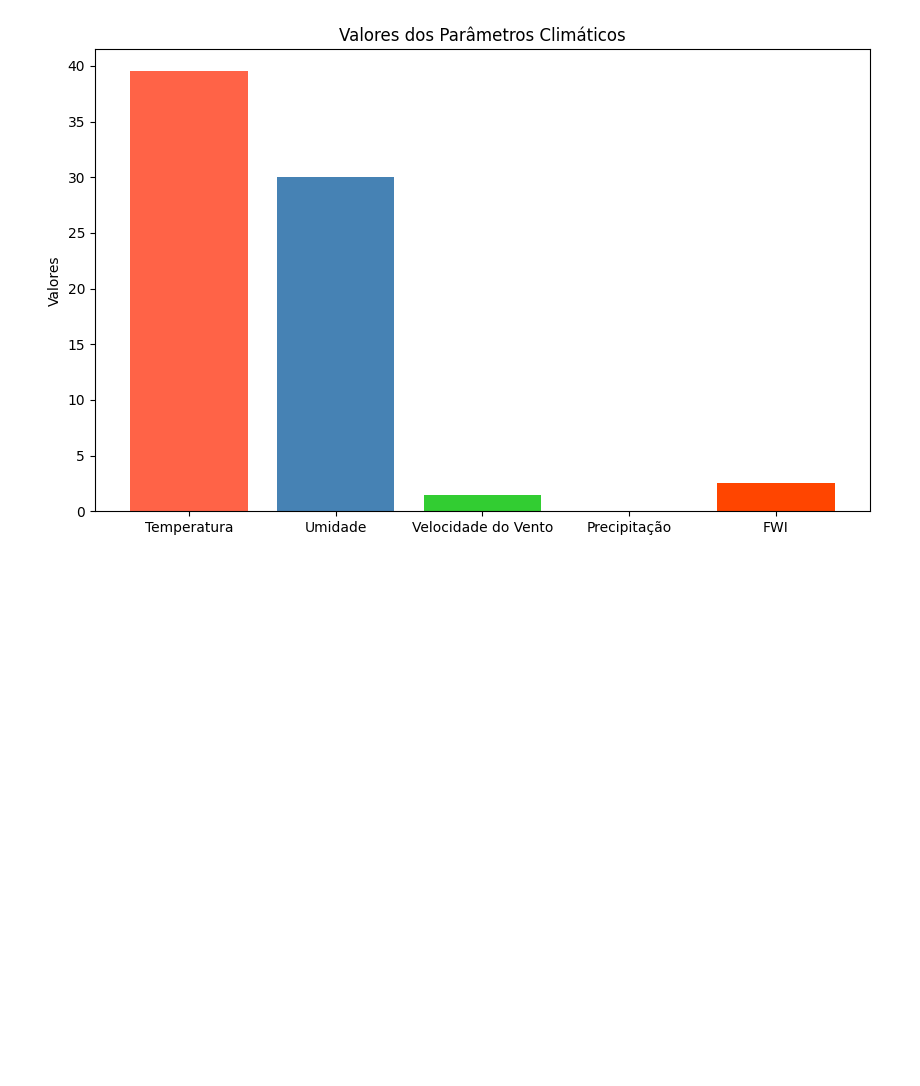
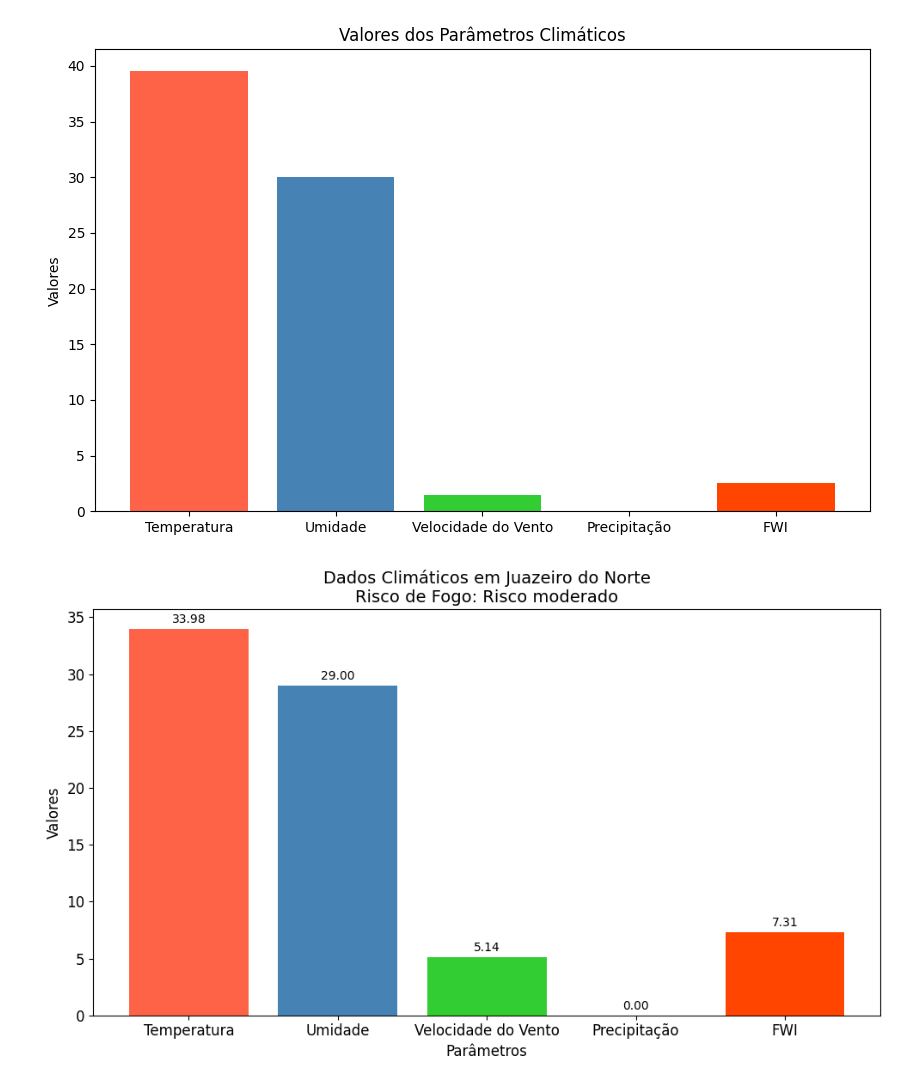
Before and after one commit to Davi010/API_CLIM-TICA, a Jupyter notebook: graphics.ipynb, the cells around one changed output. Saved outputs shown, nothing was run; the diff lists cells and outputs as text; code cells hidden in the pictures; blank space fills up the shorter version.

```diff
--- a/graphics.ipynb
+++ b/graphics.ipynb
@@ -655,3 +655,95 @@ plt.title('Valores dos Parâmetros Climáticos')
 plt.show()
 # %% [output]
 [figure]
+# %%
+import requests  # Biblioteca para fazer requisições HTTP
+import pandas as pd  # Biblioteca para manipulação de dados
+import matplotlib.pyplot as plt  # Biblioteca para visualização de dados
+
+# Definindo constantes para a API
+API_KEY = '442a1ac939e50a654bbd2770df6d28d4'  # Substitua pela sua chave da API
+BASE_URL = 'http://api.openweathermap.org/data/2.5/weather'  # URL base da API
+
+# Função para calcular o índice de risco de queimadas (FWI)
+def calculate_fwi(temp, humidity, wind_speed, precipitation):
+    # Cálculos baseados nas fórmulas do FWI
+    FFMC = 101 - (humidity / 10)
+    DMC = 0.5 * (temp - 5)
+    DC = 2 * (temp - 5)
+    ISI = (FFMC * wind_speed) / 100
+    BUI = DMC + DC
+    FWI = ISI * (BUI / 50)
+    return FWI
+
+# Função para determinar o nível de risco de queimadas baseado no FWI
+def assess_fire_risk(fwi):
+    if fwi < 5:
+        return "Baixo risco"
+    elif 5 <= fwi < 15:
+        return "Risco moderado"
+    else:
+        return "Alto risco"
+
+# Função para coletar dados climáticos da API
+def get_weather_data(location):
+    params = {
+        'q': location,  # Localização para a qual os dados são solicitados
+        'appid': API_KEY,  # Chave da API
+        'units': 'metric'  # Unidades métricas para os dados
+    }
+    response = requests.get(BASE_URL, params=params)  # Faz a requisição
+
+    # Verifica se a requisição foi bem-sucedida
+    if response.status_code != 200:
+        print("Erro ao obter dados para a localização fornecida.")
+        return None  # Retorna None em caso de erro
+
+    return response.json()  # Retorna os dados em formato JSON
+
+# Localização para consulta
+location = 'Juazeiro do Norte'  # Altere a localização conforme necessário
+data = get_weather_data(location)  # Coleta os dados climáticos
+
+if data:
+    # Extração de dados climáticos
+    temp = data['main']['temp']  # Temperatura
+    humidity = data['main']['humidity']  # Umidade
+    wind_speed = data['wind']['speed']  # Velocidade do vento
+    precipitation = data.get('rain', {}).get('1h', 0)  # Precipitação na última 1h
+
+    # Cálculo do FWI
+    fwi = calculate_fwi(temp, humidity, wind_speed, precipitation)
+    fire_risk = assess_fire_risk(fwi)  # Avaliação do risco de queimadas
+
+    # Criar DataFrame com os dados coletados
+    df = pd.DataFrame({
+        'Parâmetros': ['Temperatura', 'Umidade', 'Velocidade do Vento', 'Precipitação', 'FWI'],
+        'Valores': [temp, humidity, wind_speed, precipitation, fwi]
+    })
+
+    # Definir cores para cada barra do gráfico
+    colors = ['#FF6347', '#4682B4', '#32CD32', '#FFD700', '#FF4500']  # Cores das barras
+
+    # Criar o gráfico de barras
+    plt.figure(figsize=(10, 6))  # Define o tamanho do gráfico
+    bars = plt.bar(df['Parâmetros'], df['Valores'], color=colors)  # Cria as barras
+
+    # Adicionar valores ao topo de cada barra
+    for bar in bars:
+        height = bar.get_height()  # Altura da barra
+        plt.annotate(f'{height:.2f}',  # Adiciona o valor na barra
+                     xy=(bar.get_x() + bar.get_width() / 2, height),  # Posição do texto
+                     xytext=(0, 3),  # Deslocamento do texto em relação à barra
+                     textcoords='offset points',
+                     ha='center', va='bottom')  # Alinhamento do texto
+
+    # Configurações do gráfico
+    plt.ylabel('Valores', fontsize=12)  # Rótulo do eixo Y
+    plt.xlabel('Parâmetros', fontsize=12)  # Rótulo do eixo X
+    plt.title(f'Dados Climáticos em {location}\nRisco de Fogo: {fire_risk}', fontsize=14)  # Título
+    plt.xticks(fontsize=12)  # Tamanho dos rótulos do eixo X
+    plt.yticks(fontsize=12)  # Tamanho dos rótulos do eixo Y
+    plt.tight_layout()  # Ajusta o layout para evitar sobreposição
+    plt.show()  # Exibe o gráfico
+# %% [output]
+[figure, added]
```
Also changed, not shown: parts of 1 cell of this notebook, 1 other file.
